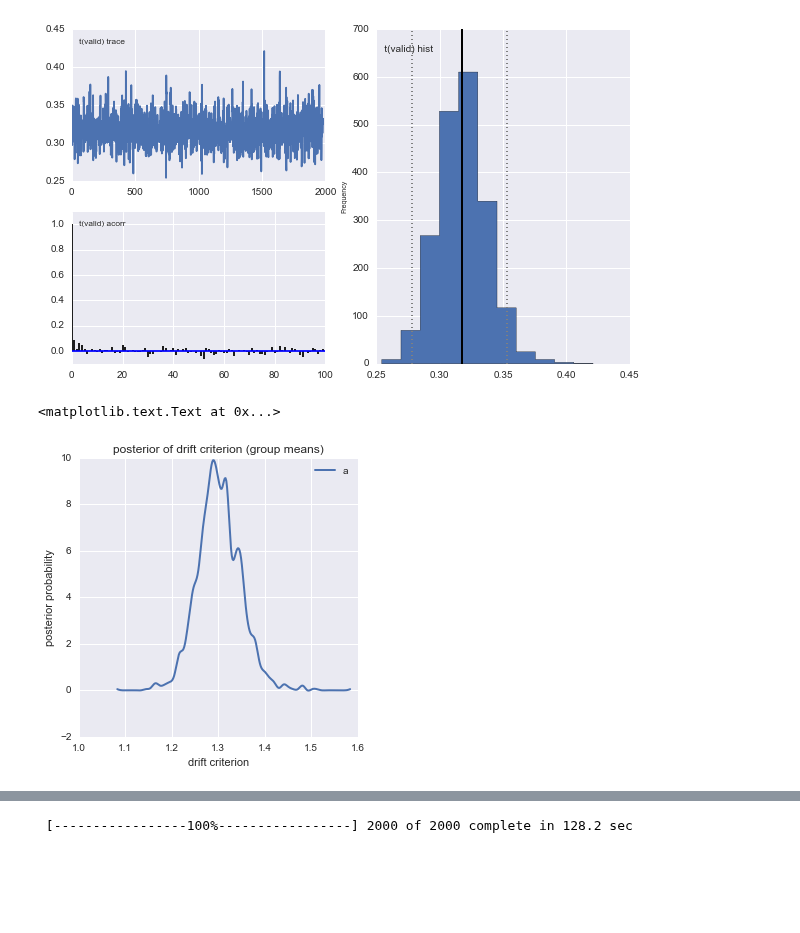
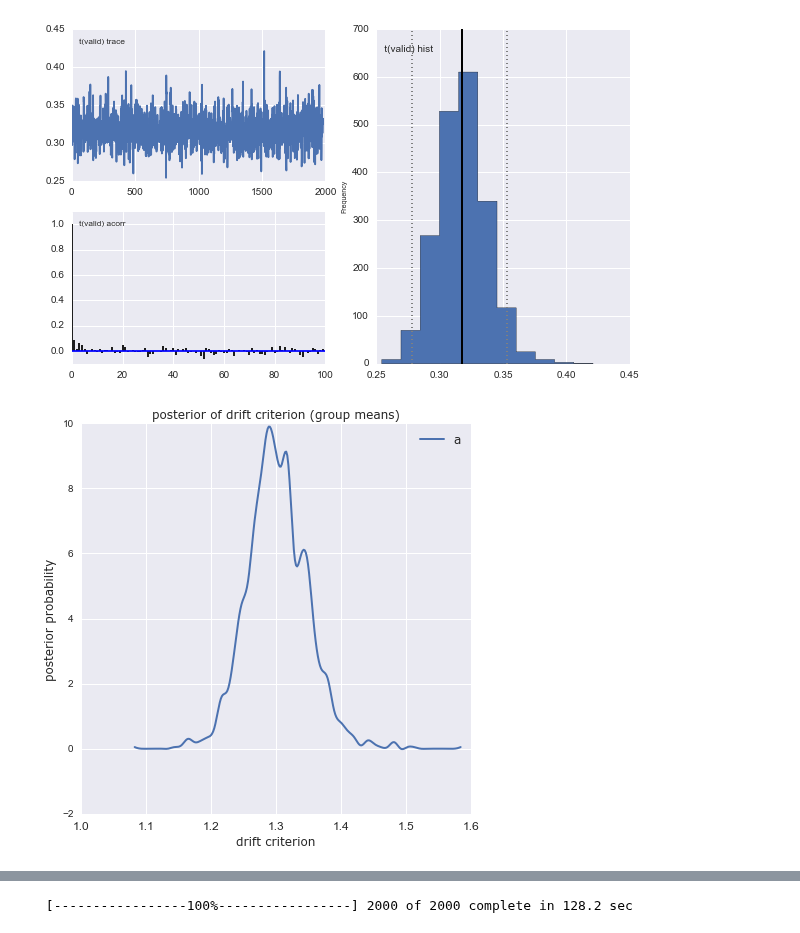
Before and after one commit to Nian-Jingqing/AttentionSaccade, a Jupyter notebook: AttentionSaccade_DiffusionModelling.ipynb, the cells around one changed output, grey strips where cells are left out. Cells and saved outputs as stored; diff of their text form; code cells hidden in the pictures; blank space fills up the shorter version.

Commit message:
save figures + all plots work

```diff
--- a/AttentionSaccade_DiffusionModelling.ipynb
+++ b/AttentionSaccade_DiffusionModelling.ipynb
@@ -206,17 +208,18 @@ Plotting t(valid)
 [figure]
 [figure]
 # %%
-plt.rcParams['figure.figsize'] = (5,5)
+plt.rcParams['figure.figsize'] = (7,7)
 a, v_valid, v_invalid, t_valid, t_invalid = model.nodes_db.node[['a','v(valid)', 'v(invalid)','t(valid)', 't(invalid)']]
 
 #plot posterior nodes for parameters by validity
 hddm.analyze.plot_posterior_nodes([a]) #decision criterion
-plt.ylabel('posterior probability')
-plt.xlabel('drift criterion')
-plt.title('posterior of drift criterion (group means)')
+plt.ylabel('posterior probability', {'size':12, 'name':'verdana'})
+plt.xlabel('drift criterion', {'size':12, 'name':'verdana'})
+plt.title('posterior of drift criterion (group means)', {'size':12, 'name':'verdana'})
+plt.legend(prop={'size':12, 'family':'verdana'})
+plt.savefig('./figures/posterior_driftcriterion_groupmeans.pdf')
 # %% [output]
-<matplotlib.text.Text at 0x...>
-[figure, old version]
+[figure, new version]
 # %%
 #plot drift rate posterior distribution
 plt.rcParams['figure.figsize'] = (7,7)
```
Also changed, not shown: parts of 11 cells of this notebook.
